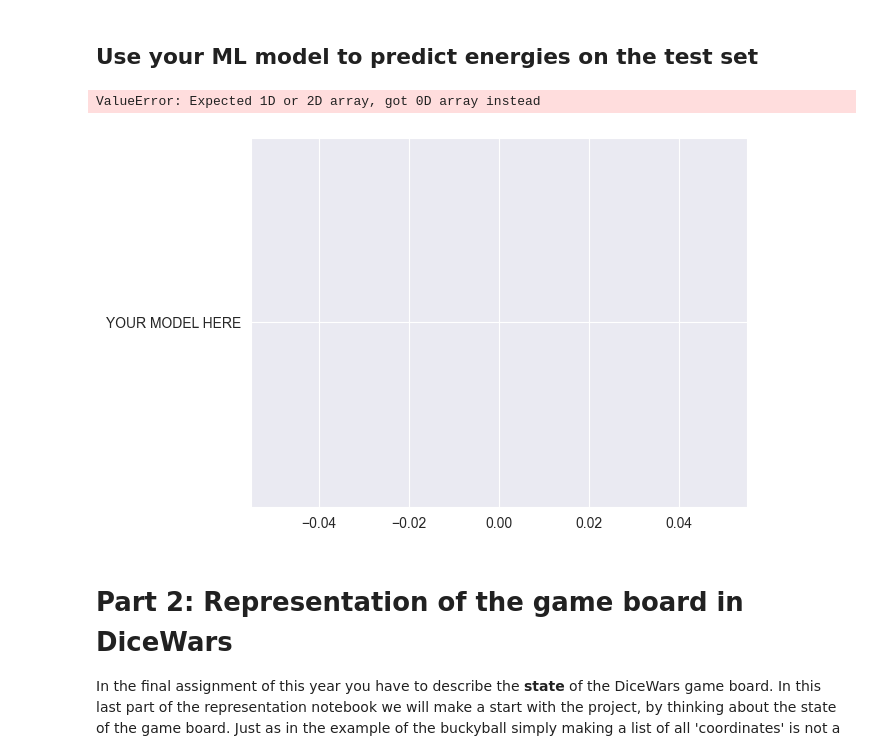
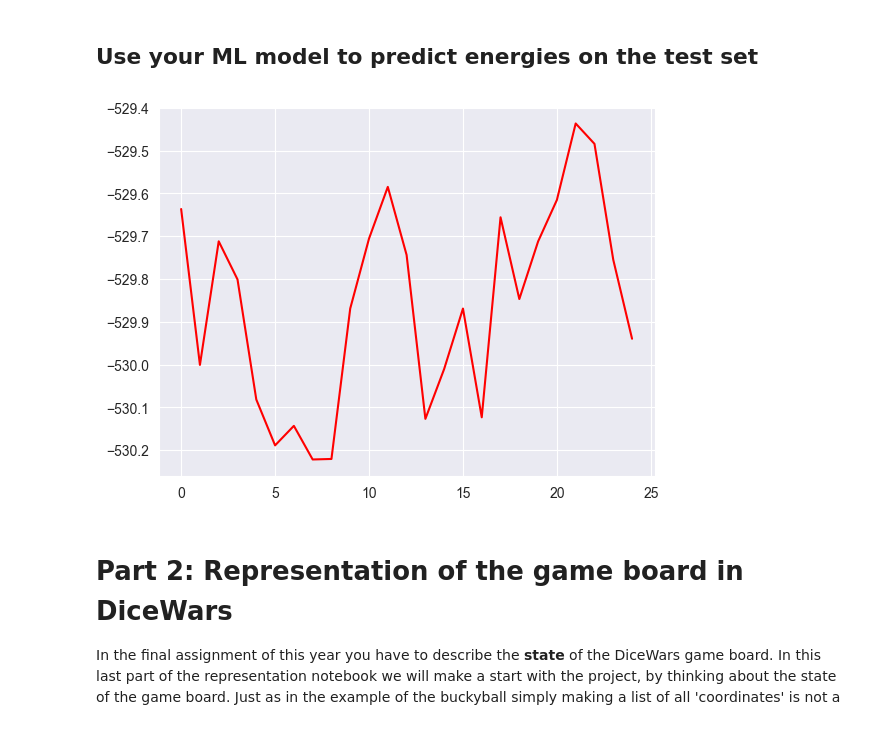
Before and after one commit to BenVigos/Machine-Learning, a Jupyter notebook: Assignment 6/6representationv4_student.ipynb, the cells around one changed output. Saved outputs shown, nothing was run; the diff lists cells and outputs as text; code cells hidden in the pictures.

```diff
--- a/Assignment 6/6representationv4_student.ipynb
+++ b/Assignment 6/6representationv4_student.ipynb
@@ -208,19 +207,32 @@ RMS error validation: 0.04685613804664547
 # %%
 # Load the TEST structural database for the buckyballs
 Msample = 25
 coords_data_tmp = np.loadtxt('TESTbucky-coords_database.txt')
 coords_data_test = np.zeros((60, 3, Msample))
 for i in range(Msample):
     coords_data_test[:, :, i] = coords_data_tmp[i * 60:(i + 1) * 60, 0:3]
 
-ypred = """YOUR MODEL HERE"""
+deg = 3
+
+nn = 59
+
+X_test = np.zeros((nn, 25))
+
+for i in range(coords_data_test.shape[2]):
+    bucky = our_descriptor(coords_data_test[:, :, i], maxnn=nn)
+    bucky = bucky[:, :, 1]
+    X_test[:, i] = np.sum(bucky, axis=0)
+
+X_test = (X_test - np.mean(X_test, axis=0)) / np.std(X_test, axis=0)
+
+X_test = polynomials(X_test.T, deg)
+ypred = reg.predict(X_test)
 
 plt.plot(ypred, color='r', label='ML predictions TEST')
 
 np.savetxt('PREDICTIONS-energies_TEST.txt', ypred)
 # %% [output]
-ValueError: Expected 1D or 2D array, got 0D array instead
-[figure, old version]
+[figure, new version]
 # %% [markdown]
 # Part 2: Representation of the game board in DiceWars
 
```
Also changed, not shown: parts of 4 cells of this notebook.
